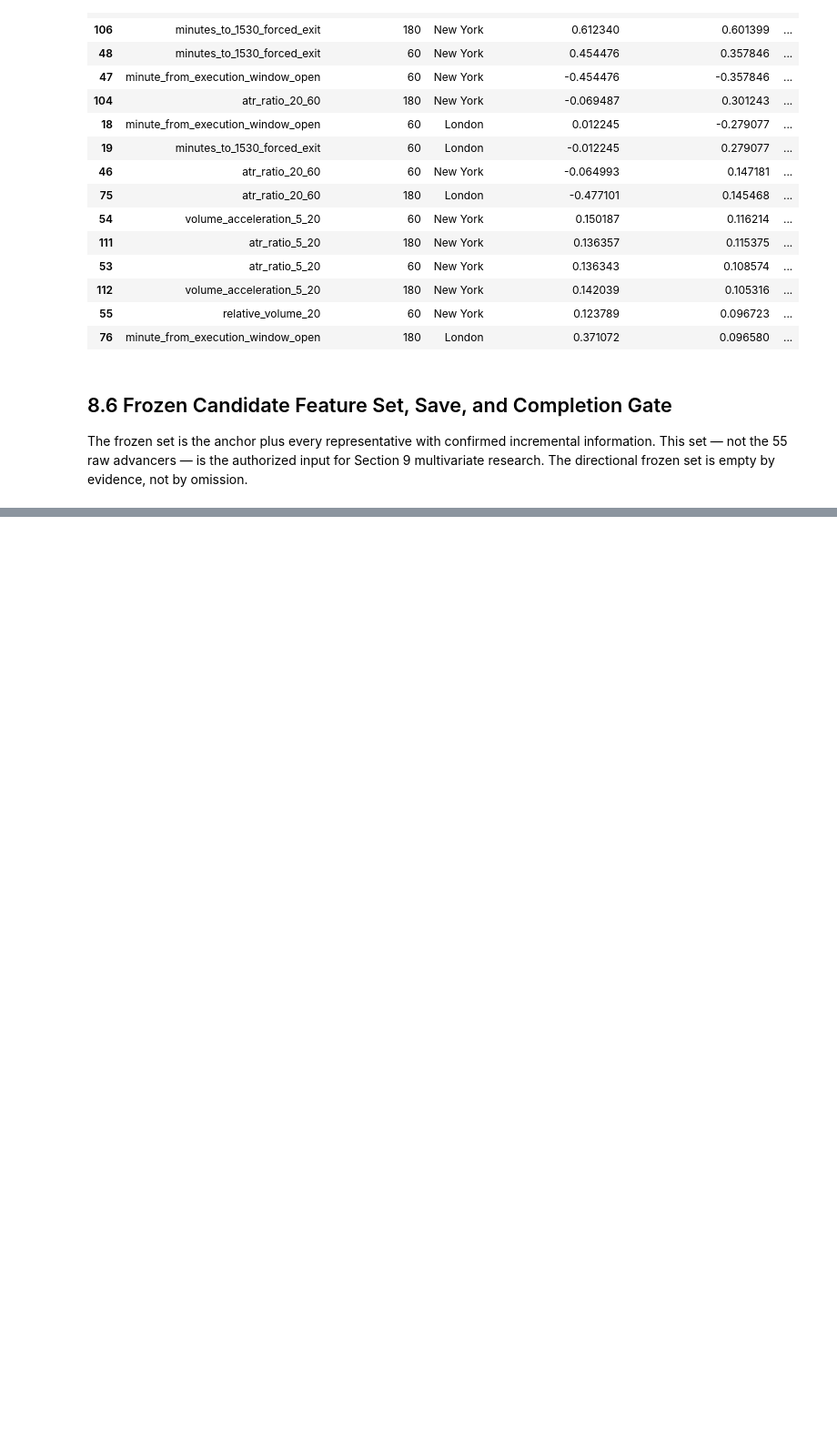
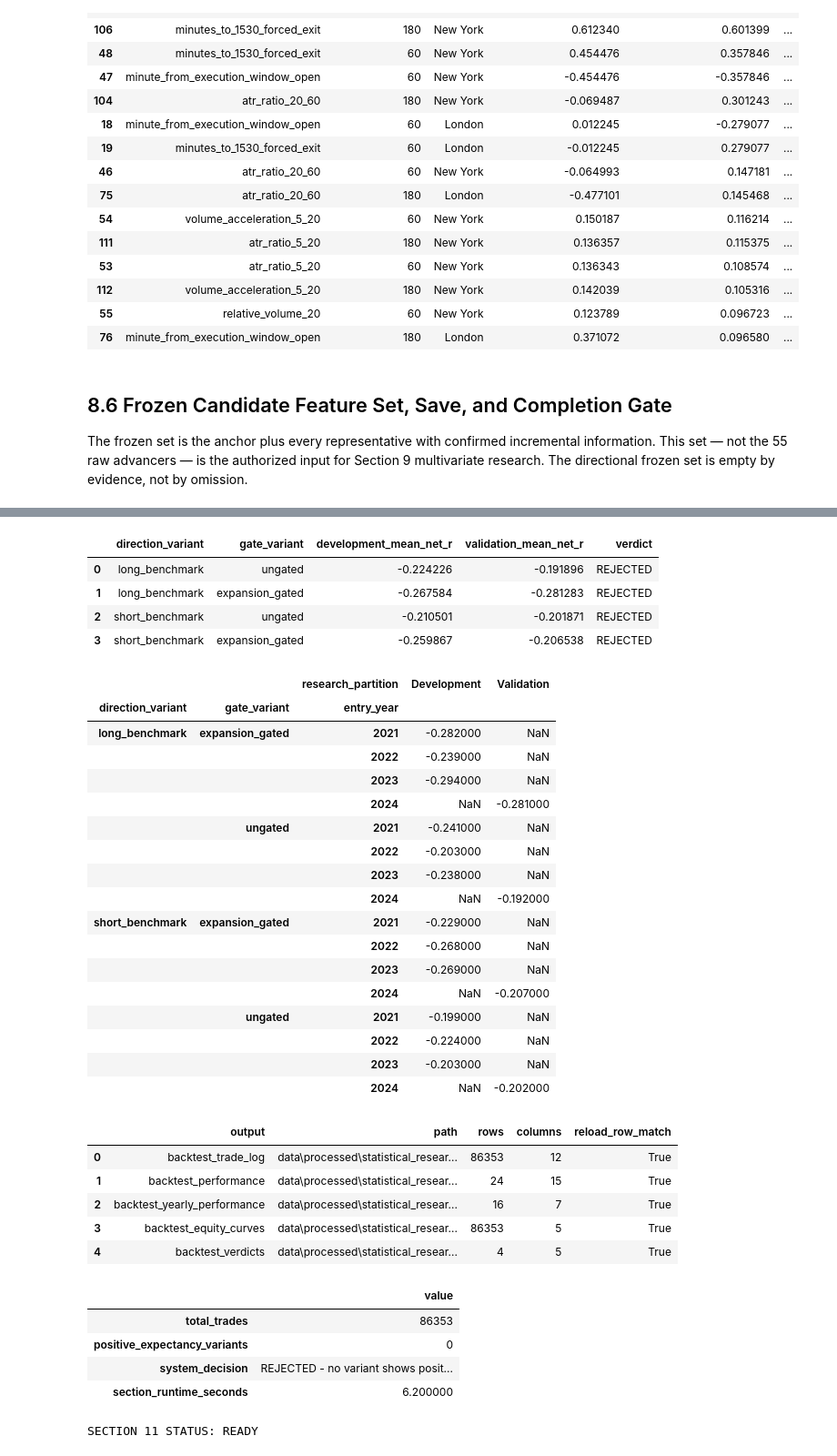
Before and after one commit to Abond1234/GC-1m-OHLCV-QUANTITATIVE-ANALYSIS, a Jupyter notebook: notebooks/exploration/statistical_feature_research.ipynb, the cells around one changed output, grey strips where cells are left out. Shown at 91% size. Cells and saved outputs as stored; diff of their text form; code cells hidden in the pictures; blank space fills up the shorter version.

```diff
--- a/notebooks/exploration/statistical_feature_research.ipynb
+++ b/notebooks/exploration/statistical_feature_research.ipynb
@@ -3890,0 +4217,6 @@ SECTION 8 STATUS: READY
+# %%
+display(section_11_result.validation_checks)
+section_11_checks_passed = bool(section_11_result.validation_checks["passed"].all())
+assert section_11_checks_passed, section_11_result.validation_checks.loc[
+    ~section_11_result.validation_checks["passed"]
+].to_string()
@@ -3890,0 +4237,37 @@ SECTION 8 STATUS: READY
+# %%
+section_11_performance = section_11_result.performance
+display(
+    section_11_performance.loc[section_11_performance["cost_scenario"].eq("base")]
+)
+display(section_11_result.verdicts)
+display(
+    section_11_result.yearly_performance.pivot_table(
+        index=["direction_variant", "gate_variant", "entry_year"],
+        columns="research_partition",
+        values="mean_net_r",
+        observed=True,
+    ).round(3)
+)
+
+section_11_save_report = save_backtest_outputs(section_11_result, project_root=PROJECT_ROOT)
+display(section_11_save_report)
+section_11_ready = bool(
+    section_11_checks_passed and section_11_save_report["reload_row_match"].all()
+)
+section_11_summary = pd.Series(
+    {
+        "total_trades": int(section_11_result.summary["total_trades"]),
+        "positive_expectancy_variants": int(
+            section_11_result.summary["positive_expectancy_variants"]
+        ),
+        "system_decision": section_11_result.summary[
+            "standalone_statistical_system_decision"
+        ],
+        "section_runtime_seconds": round(perf_counter() - SECTION_11_STARTED, 1),
+    },
+    name="value",
+)
+display(section_11_summary.to_frame())
+assert section_11_ready
+print("SECTION 11 STATUS: READY" if section_11_ready else "SECTION 11 STATUS: NOT READY")
+# %% [output]
@@ -3890,0 +4283,35 @@ SECTION 8 STATUS: READY
+|  | direction_variant | gate_variant | development_mean_net_r | validation_mean_net_r | verdict |
+| 0 | long_benchmark | ungated | -0.224226 | -0.191896 | REJECTED |
+| 1 | long_benchmark | expansion_gated | -0.267584 | -0.281283 | REJECTED |
+| 2 | short_benchmark | ungated | -0.210501 | -0.201871 | REJECTED |
+| 3 | short_benchmark | expansion_gated | -0.259867 | -0.206538 | REJECTED |
+|  |  | research_partition | Development | Validation |
+| direction_variant | gate_variant | entry_year |  |  |
+| long_benchmark | expansion_gated | 2021 | -0.282000 | NaN |
+|  |  | 2022 | -0.239000 | NaN |
+|  |  | 2023 | -0.294000 | NaN |
+|  |  | 2024 | NaN | -0.281000 |
+|  | ungated | 2021 | -0.241000 | NaN |
+|  |  | 2022 | -0.203000 | NaN |
+|  |  | 2023 | -0.238000 | NaN |
+|  |  | 2024 | NaN | -0.192000 |
+| short_benchmark | expansion_gated | 2021 | -0.229000 | NaN |
+|  |  | 2022 | -0.268000 | NaN |
+|  |  | 2023 | -0.269000 | NaN |
+|  |  | 2024 | NaN | -0.207000 |
+|  | ungated | 2021 | -0.199000 | NaN |
+|  |  | 2022 | -0.224000 | NaN |
+|  |  | 2023 | -0.203000 | NaN |
+|  |  | 2024 | NaN | -0.202000 |
+|  | output | path | rows | columns | reload_row_match |
+| 0 | backtest_trade_log | data\processed\statistical_resear... | 86353 | 12 | True |
+| 1 | backtest_performance | data\processed\statistical_resear... | 24 | 15 | True |
+| 2 | backtest_yearly_performance | data\processed\statistical_resear... | 16 | 7 | True |
+| 3 | backtest_equity_curves | data\processed\statistical_resear... | 86353 | 5 | True |
+| 4 | backtest_verdicts | data\processed\statistical_resear... | 4 | 5 | True |
+|  | value |
+| total_trades | 86353 |
+| positive_expectancy_variants | 0 |
+| system_decision | REJECTED - no variant shows posit... |
+| section_runtime_seconds | 6.200000 |
+SECTION 11 STATUS: READY
```
Also changed, not shown: parts of 29 cells of this notebook, 4 other files.
